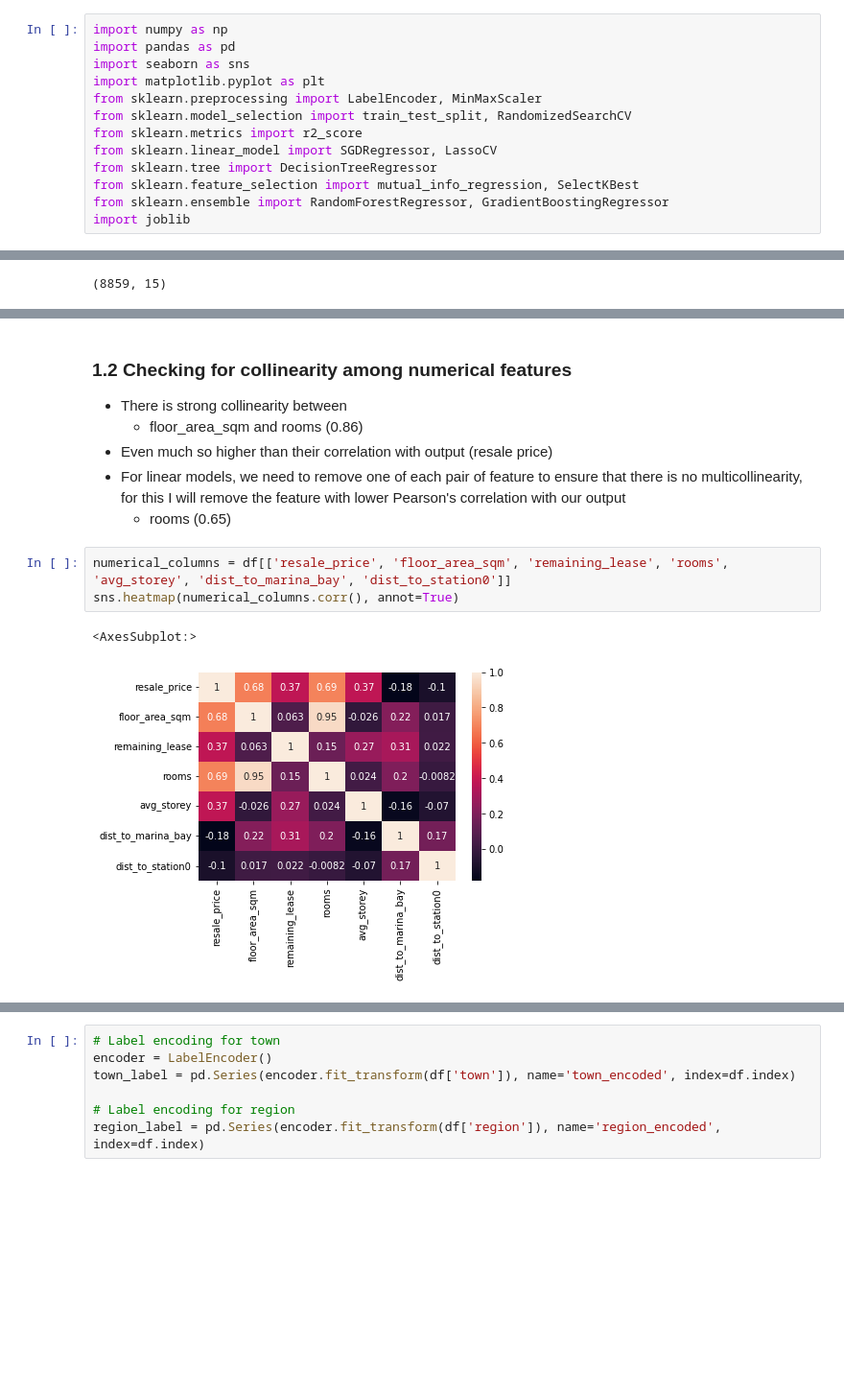
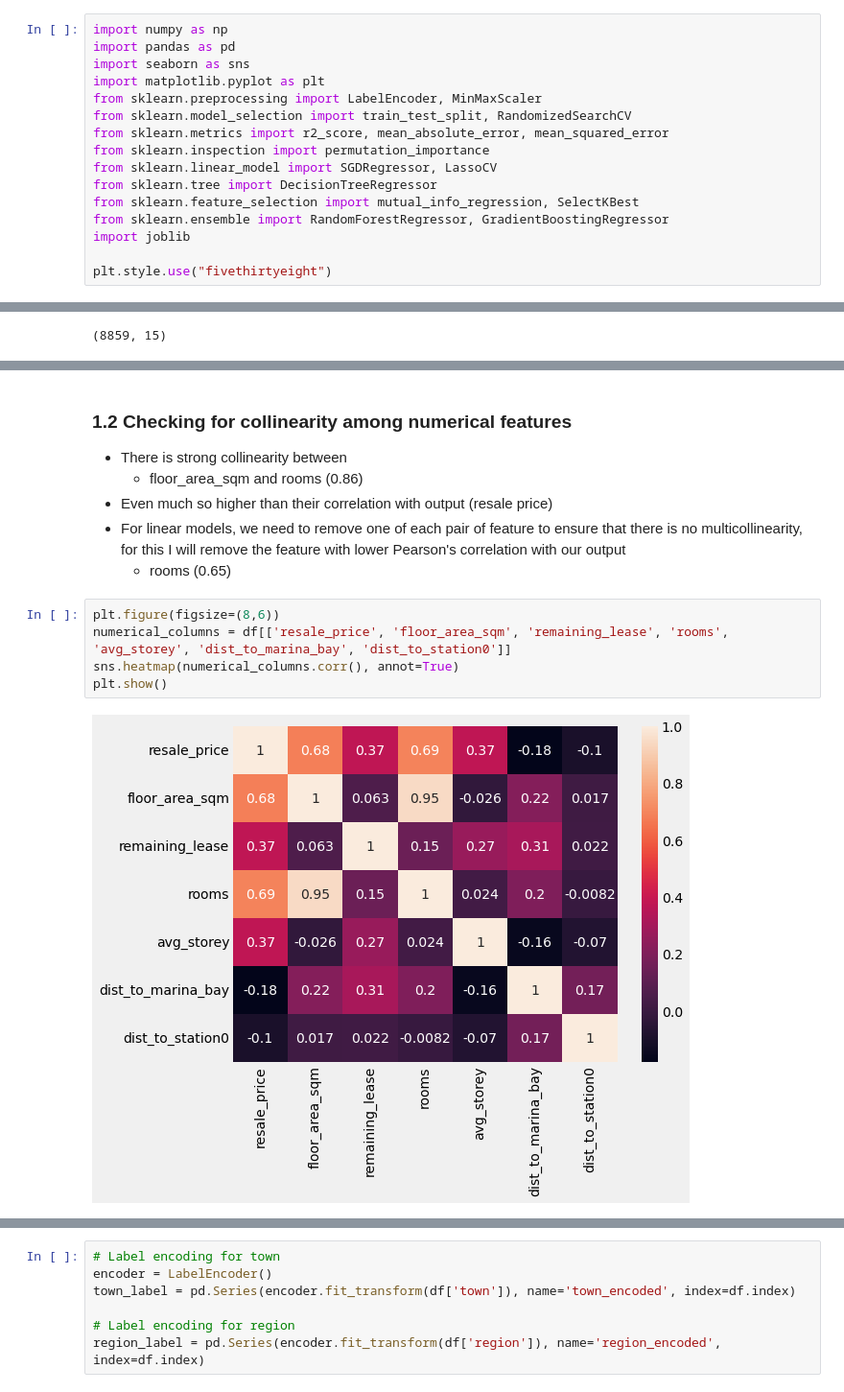
Before and after one commit to sienlonglim/ml_webapp, a Jupyter notebook: model_building.ipynb, the cells around one changed output, grey strips where cells are left out. Shown at 96% size. Drawn from its saved outputs; the diff is of its cells as text; blank space fills up the shorter version.

```diff
--- a/model_building.ipynb
+++ b/model_building.ipynb
@@ -5,12 +7,15 @@ import seaborn as sns
 import matplotlib.pyplot as plt
 from sklearn.preprocessing import LabelEncoder, MinMaxScaler
 from sklearn.model_selection import train_test_split, RandomizedSearchCV
-from sklearn.metrics import r2_score
+from sklearn.metrics import r2_score, mean_absolute_error, mean_squared_error
+from sklearn.inspection import permutation_importance
 from sklearn.linear_model import SGDRegressor, LassoCV
 from sklearn.tree import DecisionTreeRegressor
 from sklearn.feature_selection import mutual_info_regression, SelectKBest
 from sklearn.ensemble import RandomForestRegressor, GradientBoostingRegressor
 import joblib
+
+plt.style.use("fivethirtyeight")
 # %%
 df = pd.read_csv('static/2023_01_to_04.csv', index_col=0)
 display(df.head())
@@ -80,14 +85,15 @@ dtype: int64
 # %% [markdown]
-### 1.2 Checking for collinearity among numerical features
+### <div id="1.2">1.2 Checking for collinearity among numerical features</div>
 * There is strong collinearity between
     * floor_area_sqm and rooms (0.86)
 * Even much so higher than their correlation with output (resale price)
 * For linear models, we need to remove one of each pair of feature to ensure that there is no multicollinearity, for this I will remove the feature with lower Pearson's correlation with our output
     * rooms (0.65)
 # %%
+plt.figure(figsize=(8,6))
 numerical_columns = df[['resale_price', 'floor_area_sqm', 'remaining_lease', 'rooms', 'avg_storey', 'dist_to_marina_bay', 'dist_to_station0']]
 sns.heatmap(numerical_columns.corr(), annot=True)
+plt.show()
 # %% [output]
-<AxesSubplot:>
-[figure, old version]
+[figure, new version]
 # %% [markdown]
```
Also changed, not shown: parts of 41 cells of this notebook, 2 other files.
